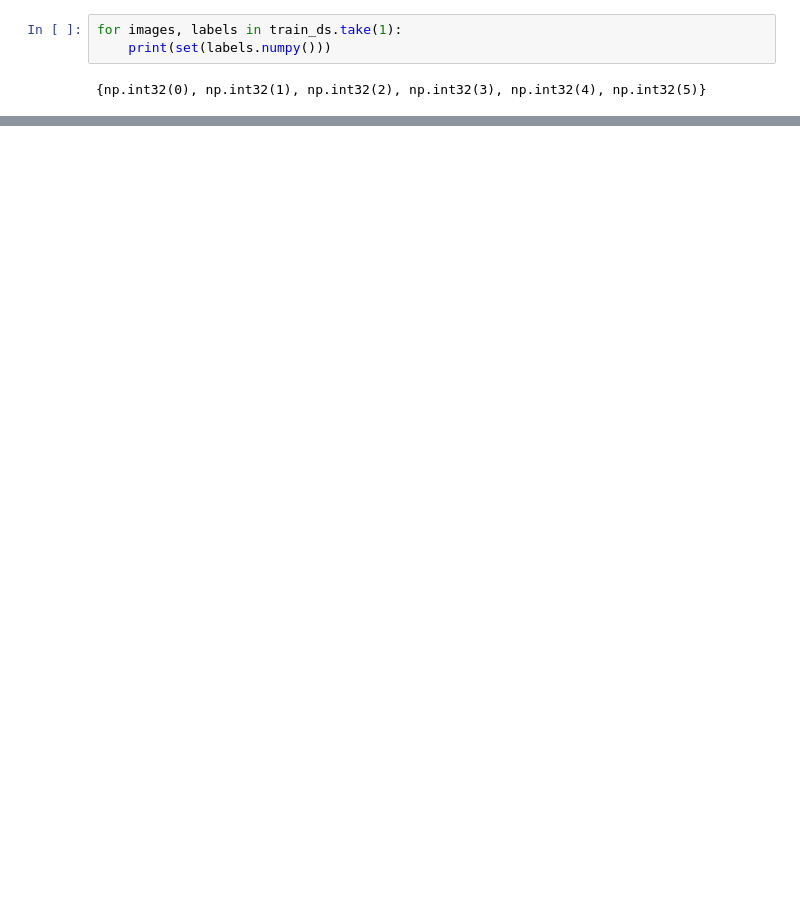
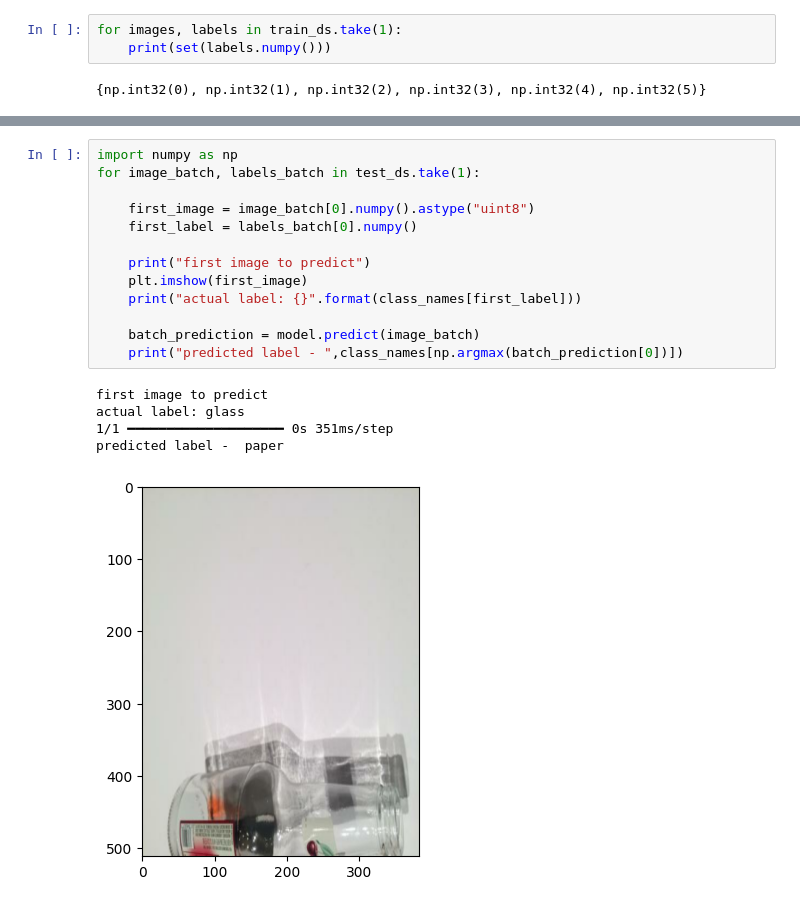
Before and after one commit to dilanmalaviarachchi/Garbage-Classification, a Jupyter notebook: model.ipynb, the cells around one changed output, grey strips where cells are left out. Saved outputs shown, nothing was run; the diff lists cells and outputs as text; blank space fills up the shorter version.

```diff
--- a/model.ipynb
+++ b/model.ipynb
@@ -321,0 +360,19 @@ scores = model.evaluate(test_ds)
+# %%
+import numpy as np
+for image_batch, labels_batch in test_ds.take(1):
+
+    first_image = image_batch[0].numpy().astype("uint8")
+    first_label = labels_batch[0].numpy()
+
+    print("first image to predict")
+    plt.imshow(first_image)
+    print("actual label: {}".format(class_names[first_label]))
+
+    batch_prediction = model.predict(image_batch)
+    print("predicted label - ",class_names[np.argmax(batch_prediction[0])])
+# %% [output]
+first image to predict
+actual label: glass
+1/1 ━━━━━━━━━━━━━━━━━━━━ 0s 351ms/step
+predicted label -  paper
+[figure, added]
```
Also changed, not shown: parts of 9 cells of this notebook.
